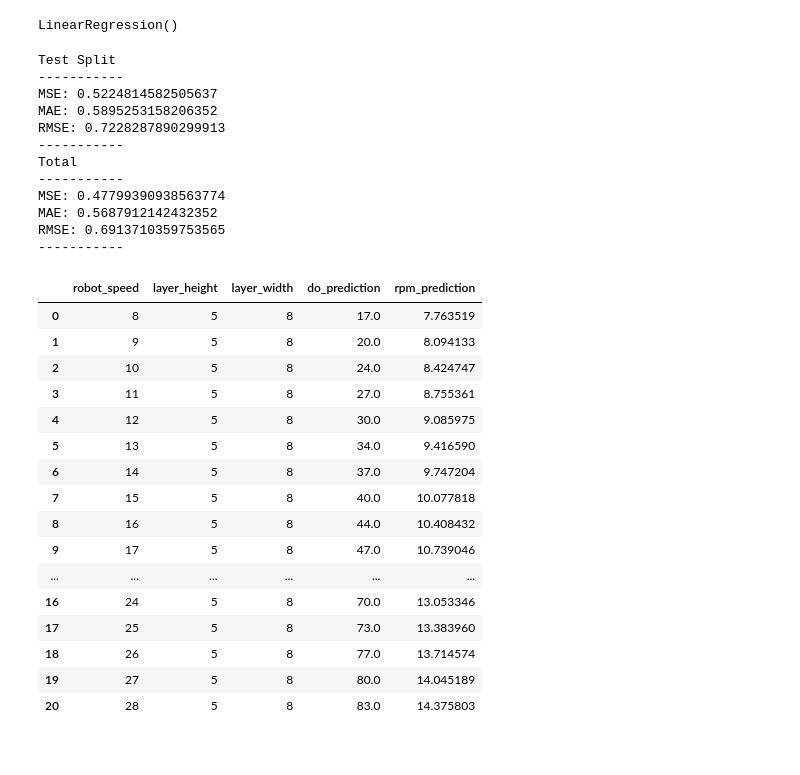
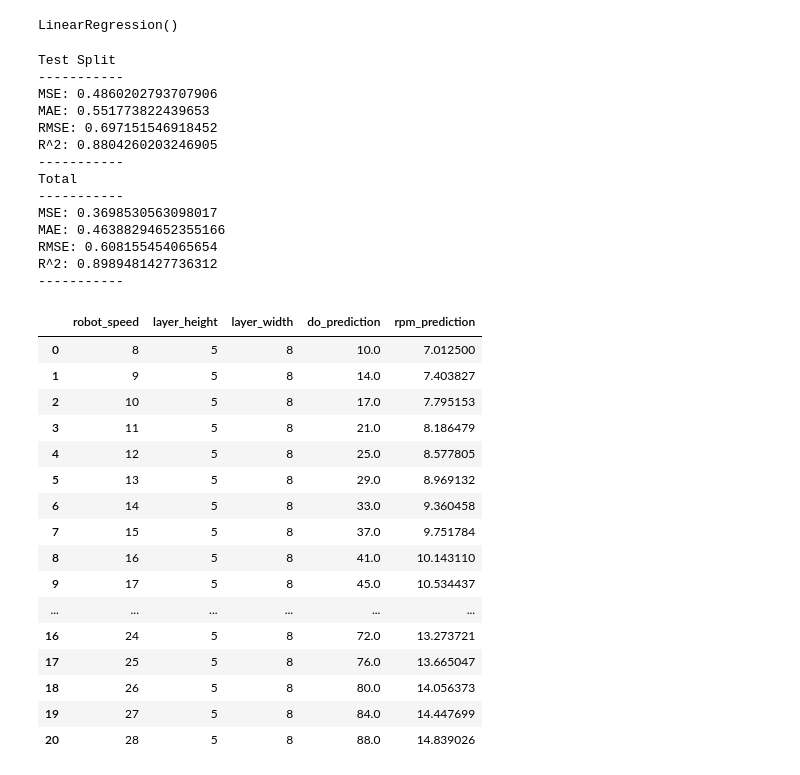
Before and after one commit to ozgucbertug/3DCP-Extrusion-Parameter-Optimization, a Jupyter notebook: fit_linear_regression.ipynb, the cells around one changed output. Cells and saved outputs as stored; diff of their text form; code cells hidden in the pictures.

```diff
--- a/fit_linear_regression.ipynb
+++ b/fit_linear_regression.ipynb
@@ -7,7 +7,7 @@ from sklearn.model_selection import train_test_split
 
 
 # Load the data
-file_path = 'data/data_clean.csv'  # Replace with your file path
+file_path = 'data/data_extended_clean.csv'  # Replace with your file path
 data = pd.read_csv(file_path)
 
 
@@ -33,6 +33,7 @@ y_pred = lin_model.predict(X_test)
 # Calculating MSE and MAE for Linear Regression Model
 mse = mean_squared_error(y_test, y_pred)
 mae = mean_absolute_error(y_test, y_pred)
+r2 = r2_score(y_test, y_pred)
 
 # Calculating RMSE for both models
 rmse = np.sqrt(mse)
@@ -43,12 +44,14 @@ print("-----------")
 print("MSE:", mse)
 print("MAE:", mae)
 print("RMSE:", rmse)
+print("R^2:", r2)
 print("-----------")
 
 y_pred = lin_model.predict(features)
 
 mse = mean_squared_error(targets, y_pred)
 mae = mean_absolute_error(targets, y_pred)
+r2 = r2_score(targets, y_pred)
 rmse = np.sqrt(mse)
 
 print("Total")
@@ -56,53 +59,56 @@ print("-----------")
 print("MSE:", mse)
 print("MAE:", mae)
 print("RMSE:", rmse)
+print("R^2:", r2)
 print("-----------")
 # %% [output]
 Test Split
 -----------
-MSE: 0.5224814582505637
-MAE: 0.5895253158206352
-RMSE: 0.7228287890299913
+MSE: 0.4860202793707906
+MAE: 0.551773822439653
+RMSE: 0.697151546918452
+R^2: 0.8804260203246905
 -----------
 Total
 -----------
-MSE: 0.47799390938563774
-MAE: 0.5687912142432352
-RMSE: 0.6913710359753565
+MSE: 0.3698530563098017
+MAE: 0.46388294652355166
+RMSE: 0.608155454065654
+R^2: 0.8989481427736312
 -----------
 # %%
 robot_speed_test = np.arange(8,29)
 layer_height_test = np.repeat(5, robot_speed_test.shape[0])
 layer_width_test = np.repeat(8, robot_speed_test.shape[0])
 
 test_data = pd.DataFrame({
     'robot_speed': robot_speed_test,
     'layer_height': layer_height_test,
     'layer_width': layer_width_test
 })
 
 pred_extrusion_speed = lin_model.predict(test_data)
 
 test_data["do_prediction"] = np.floor((pred_extrusion_speed-6)*10)
 test_data["rpm_prediction"] = pred_extrusion_speed
 
-test_data.to_csv('validation_linear.csv', index=False)
+test_data.to_csv('validation_extended_linear.csv', index=False)
 test_data
 # %% [output]
 |  | robot_speed | layer_height | layer_width | do_prediction | rpm_prediction |
-| 0 | 8 | 5 | 8 | 17.0 | 7.763519 |
-| 1 | 9 | 5 | 8 | 20.0 | 8.094133 |
-| 2 | 10 | 5 | 8 | 24.0 | 8.424747 |
-| 3 | 11 | 5 | 8 | 27.0 | 8.755361 |
-| 4 | 12 | 5 | 8 | 30.0 | 9.085975 |
-| 5 | 13 | 5 | 8 | 34.0 | 9.416590 |
-| 6 | 14 | 5 | 8 | 37.0 | 9.747204 |
-| 7 | 15 | 5 | 8 | 40.0 | 10.077818 |
-| 8 | 16 | 5 | 8 | 44.0 | 10.408432 |
-| 9 | 17 | 5 | 8 | 47.0 | 10.739046 |
+| 0 | 8 | 5 | 8 | 10.0 | 7.012500 |
+| 1 | 9 | 5 | 8 | 14.0 | 7.403827 |
+| 2 | 10 | 5 | 8 | 17.0 | 7.795153 |
+| 3 | 11 | 5 | 8 | 21.0 | 8.186479 |
+| 4 | 12 | 5 | 8 | 25.0 | 8.577805 |
+| 5 | 13 | 5 | 8 | 29.0 | 8.969132 |
+| 6 | 14 | 5 | 8 | 33.0 | 9.360458 |
+| 7 | 15 | 5 | 8 | 37.0 | 9.751784 |
+| 8 | 16 | 5 | 8 | 41.0 | 10.143110 |
+| 9 | 17 | 5 | 8 | 45.0 | 10.534437 |
 | ... | ... | ... | ... | ... | ... |
-| 16 | 24 | 5 | 8 | 70.0 | 13.053346 |
-| 17 | 25 | 5 | 8 | 73.0 | 13.383960 |
-| 18 | 26 | 5 | 8 | 77.0 | 13.714574 |
-| 19 | 27 | 5 | 8 | 80.0 | 14.045189 |
-| 20 | 28 | 5 | 8 | 83.0 | 14.375803 |
+| 16 | 24 | 5 | 8 | 72.0 | 13.273721 |
+| 17 | 25 | 5 | 8 | 76.0 | 13.665047 |
+| 18 | 26 | 5 | 8 | 80.0 | 14.056373 |
+| 19 | 27 | 5 | 8 | 84.0 | 14.447699 |
+| 20 | 28 | 5 | 8 | 88.0 | 14.839026 |
```
Also changed, not shown: 8 other files.
